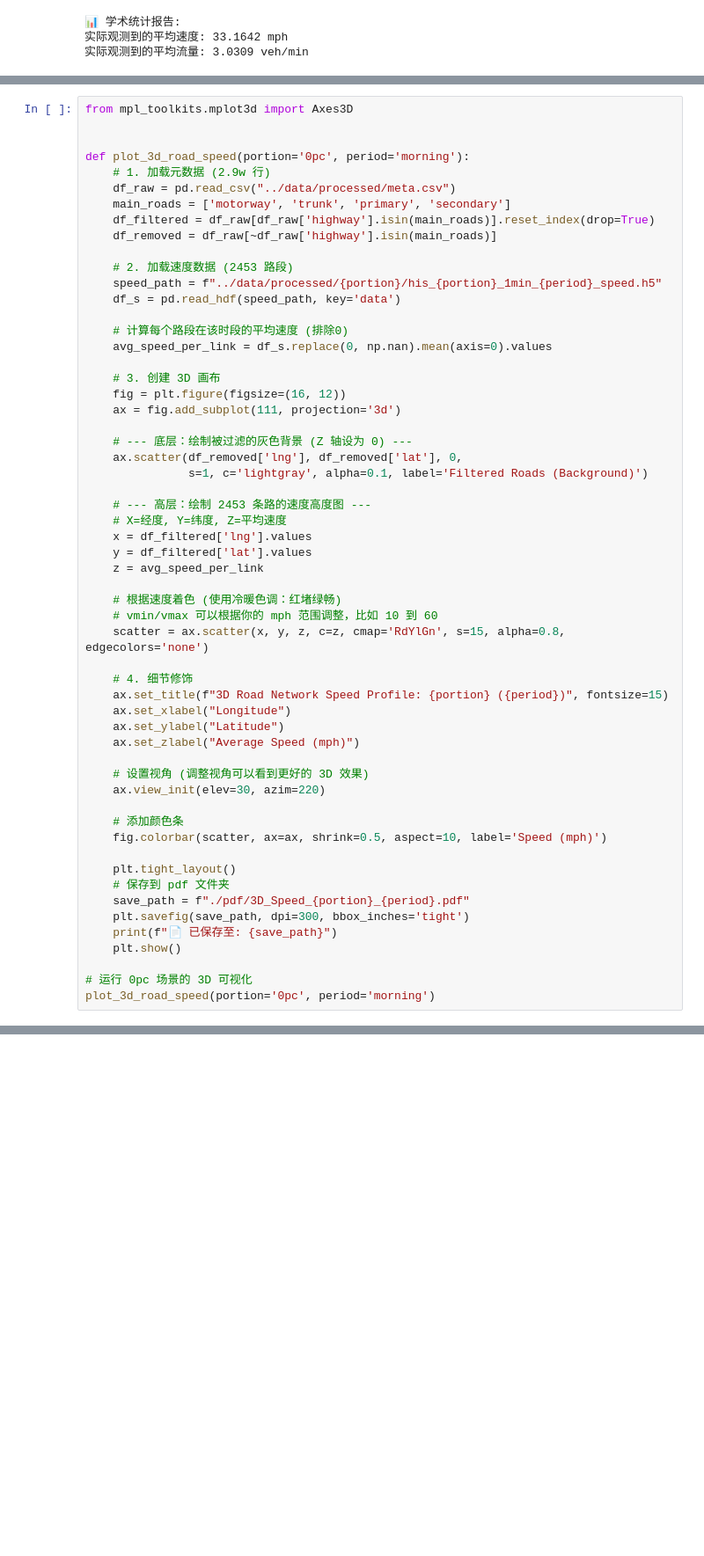
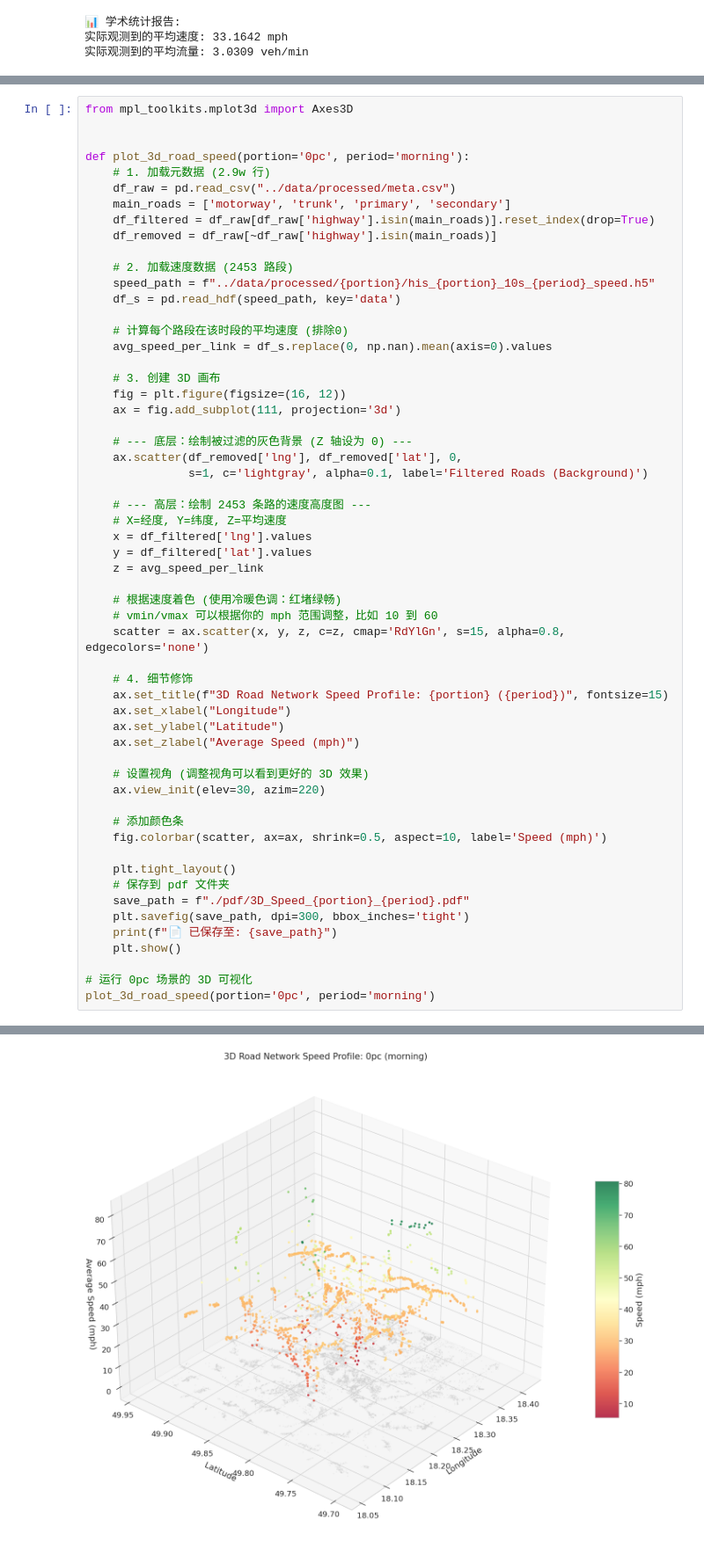
Before and after one commit to PiscesLab/RuthST, a Jupyter notebook: notebooks/data_analytics.ipynb, the cells around one changed output, grey strips where cells are left out. Shown at 88% size. Drawn from its saved outputs; the diff is of its cells as text; blank space fills up the shorter version.

Commit message:
update notebooks with 10s data

```diff
--- a/notebooks/data_analytics.ipynb
+++ b/notebooks/data_analytics.ipynb
@@ -184,7 +184,7 @@ def plot_3d_road_speed(portion='0pc', period='morning'):
     df_removed = df_raw[~df_raw['highway'].isin(main_roads)]
 
     # 2. 加载速度数据 (2453 路段)
-    speed_path = f"../data/processed/{portion}/his_{portion}_1min_{period}_speed.h5"
+    speed_path = f"../data/processed/{portion}/his_{portion}_10s_{period}_speed.h5"
     df_s = pd.read_hdf(speed_path, key='data')
 
     # 计算每个路段在该时段的平均速度 (排除0)
@@ -234,3 +234,4 @@ FileNotFoundError: File ../data/processed/0pc/his_0pc_1min_morning_speed.h5 does
+[figure, added]
 # %%
 def plot_2d_spatial_speed(portion='0pc', period='morning'):
     # 1. 加载元数据 (用于底色和坐标映射)
```
Also changed, not shown: parts of 4 cells of this notebook, 12 other files.
